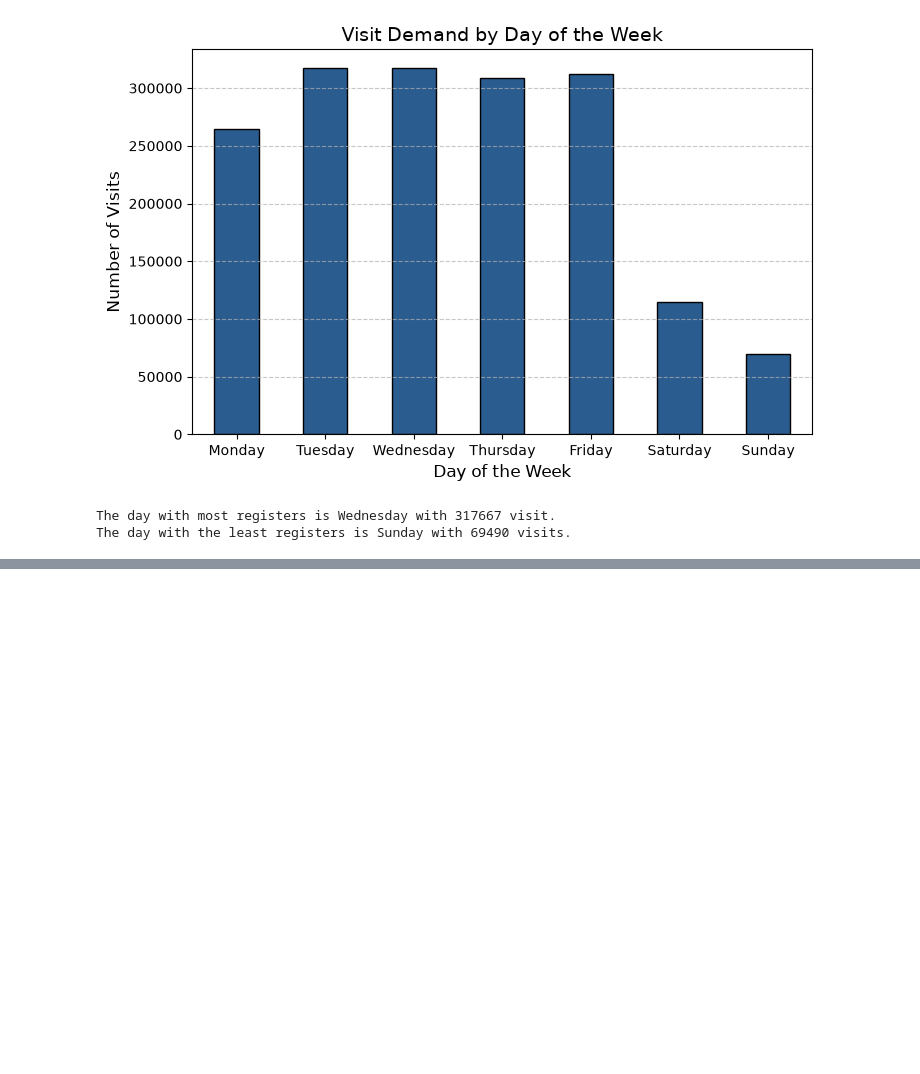
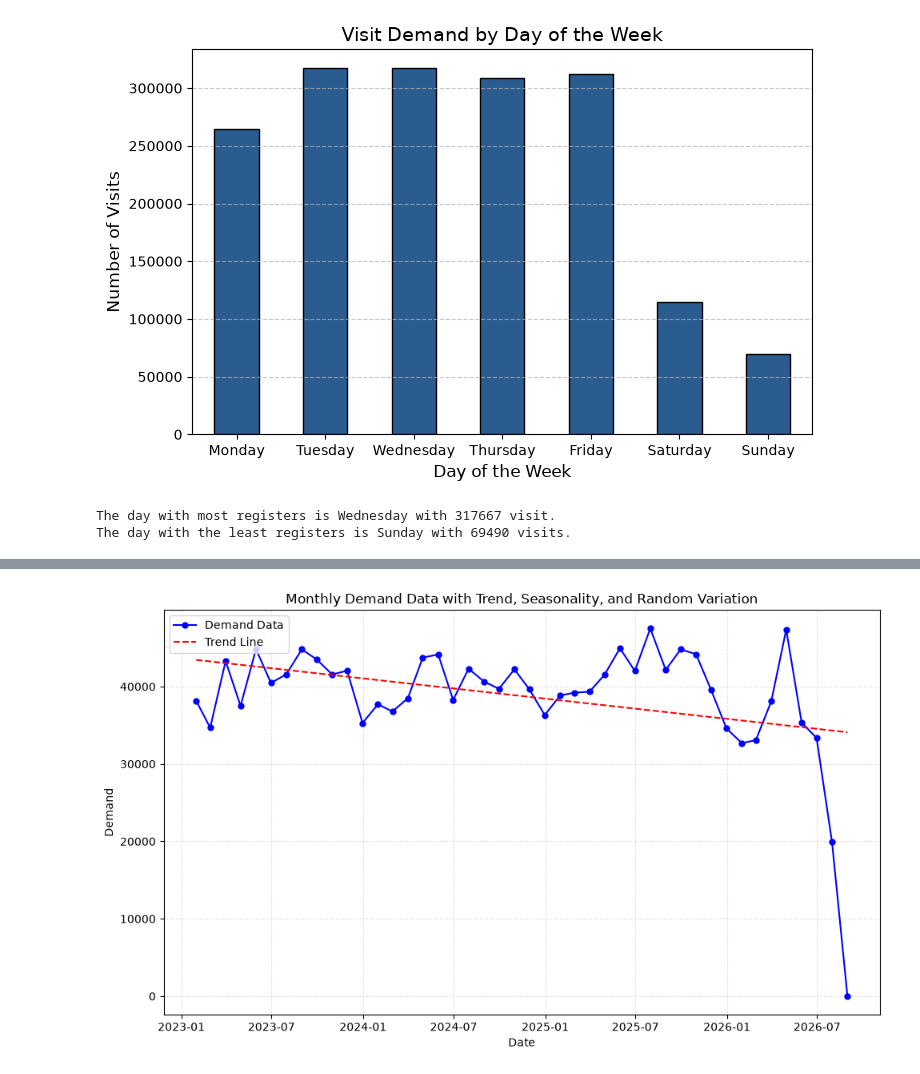
Before and after one commit to mayokozz/DataChallengeHUNMarIAnyss, a Jupyter notebook: notebooks/01_eda_visits_ocurrence.ipynb, the cells around one changed output, grey strips where cells are left out. Cells and saved outputs as stored; diff of their text form; code cells hidden in the pictures; blank space fills up the shorter version.

```diff
--- a/notebooks/01_eda_visits_ocurrence.ipynb
+++ b/notebooks/01_eda_visits_ocurrence.ipynb
@@ -301,0 +337,57 @@ dtype: int64
+# %%
+#Annual trend
+visit_ocurrence["visit_start_datetime"] = pd.to_datetime(visit_ocurrence["visit_start_datetime"])
+df_sorted = visit_ocurrence.sort_values("visit_start_datetime")
+
+df_monthly = (
+    df_sorted.set_index("visit_start_datetime").resample("ME").size().reset_index(name="Demand")
+)
+
+# 3. Preparar los datos para graficar y calcular la línea de tendencia lineal
+x_dates = df_monthly["visit_start_datetime"]
+y_demand = df_monthly["Demand"]
+
+# Convertir las fechas a números (ordinales) para poder calcular la regresión lineal de la tendencia
+x_numeric = x_dates.map(pd.Timestamp.toordinal)
+
+# Calcular la línea de tendencia (polinomio de grado 1: y = mx + b)
+z = np.polyfit(x_numeric, y_demand, 1)
+p = np.poly1d(z)
+trend_line = p(x_numeric)
+
+# 4. Crear la visualización del gráfico
+plt.figure(figsize=(10, 6))
+
+# Línea principal de datos (puntos azules con marcador)
+plt.plot(
+    x_dates,
+    y_demand,
+    marker="o",
+    color="blue",
+    linewidth=1.5,
+    markersize=5,
+    label="Demand Data",
+)
+
+# Línea de tendencia (línea roja discontinua)
+plt.plot(
+    x_dates,
+    trend_line,
+    color="red",
+    linestyle="--",
+    linewidth=1.5,
+    label="Trend Line",
+)
+
+# Personalización del gráfico (títulos, etiquetas y estilo similar al ejemplo)
+plt.title("Monthly Demand Data with Trend, Seasonality, and Random Variation", fontsize=12)
+plt.xlabel("Date", fontsize=10)
+plt.ylabel("Demand", fontsize=10)
+plt.grid(True, linestyle=":", alpha=0.6)
+plt.legend(loc="upper left")
+
+# Mostrar el gráfico
+plt.tight_layout()
+plt.show()
+# %% [output]
+[figure, added]
```
Also changed, not shown: parts of 3 cells of this notebook.
